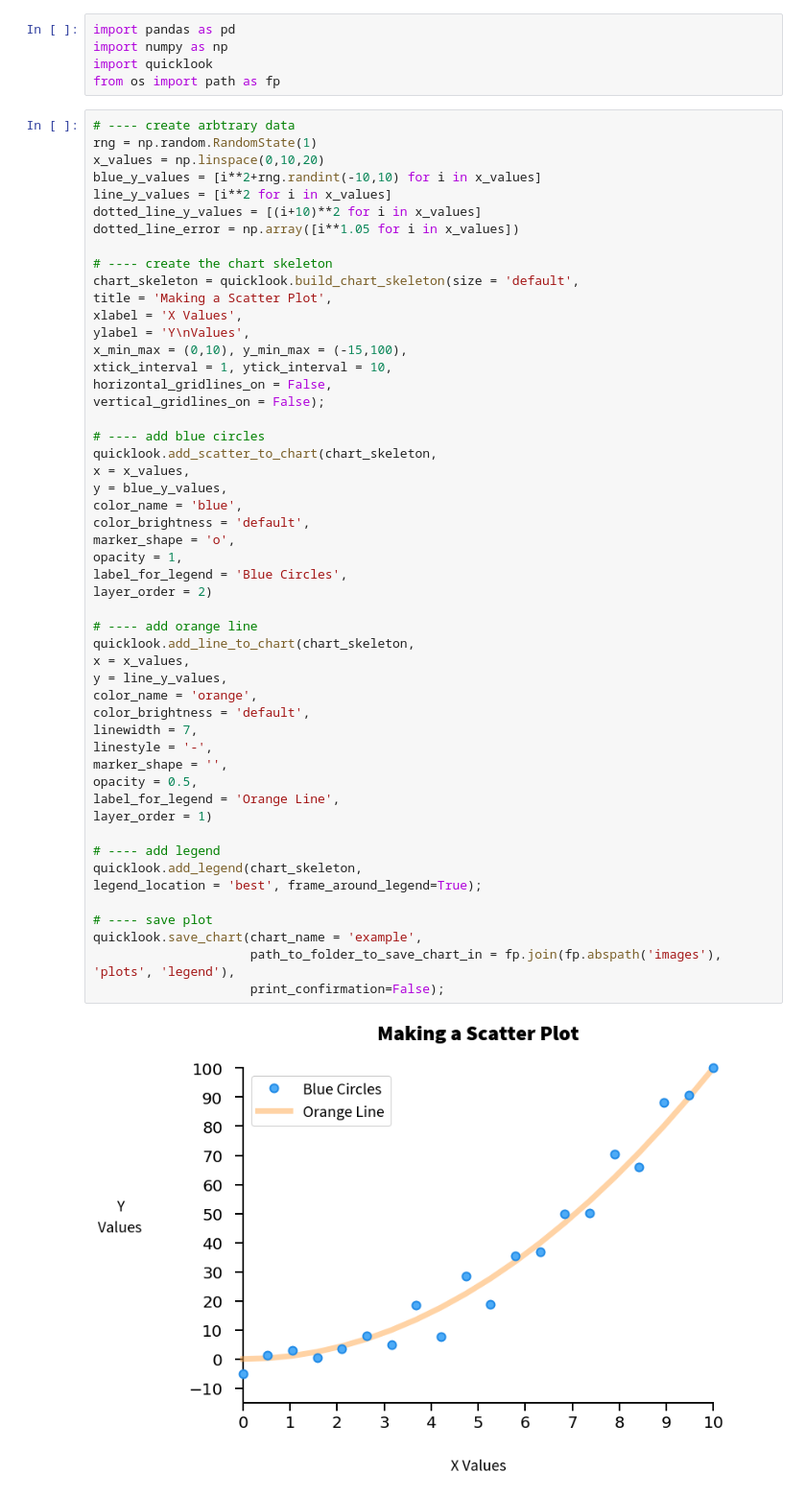
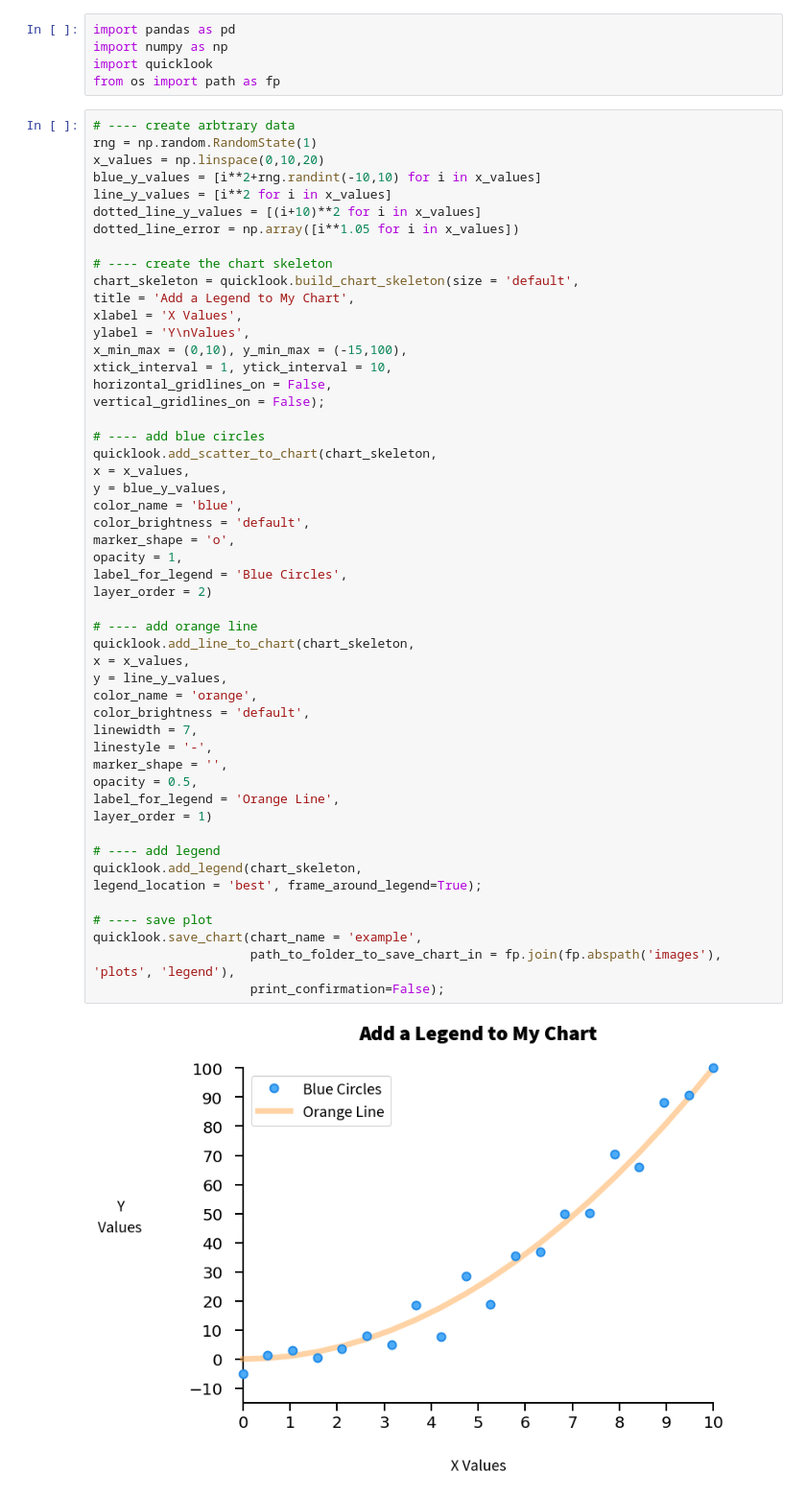
Before and after one commit to alexdsbreslav/quicklooks, a Jupyter notebook: legend.ipynb, the cells around one changed output. Shown at 96% size. Cells and saved outputs as stored; diff of their text form.

Commit message:
update image

```diff
--- a/legend.ipynb
+++ b/legend.ipynb
@@ -14,7 +14,7 @@ dotted_line_error = np.array([i**1.05 for i in x_values])
 
 # ---- create the chart skeleton
 chart_skeleton = quicklook.build_chart_skeleton(size = 'default',
-title = 'Making a Scatter Plot',
+title = 'Add a Legend to My Chart',
 xlabel = 'X Values',
 ylabel = 'Y\nValues',
 x_min_max = (0,10), y_min_max = (-15,100),
@@ -28,31 +28,31 @@ x = x_values,
 y = blue_y_values,
 color_name = 'blue',
 color_brightness = 'default',
 marker_shape = 'o',
 opacity = 1,
 label_for_legend = 'Blue Circles',
 layer_order = 2)
 
 # ---- add orange line
 quicklook.add_line_to_chart(chart_skeleton,
 x = x_values,
 y = line_y_values,
 color_name = 'orange',
 color_brightness = 'default',
 linewidth = 7,
 linestyle = '-',
 marker_shape = '',
 opacity = 0.5,
 label_for_legend = 'Orange Line',
 layer_order = 1)
 
 # ---- add legend
 quicklook.add_legend(chart_skeleton,
 legend_location = 'best', frame_around_legend=True);
 
 # ---- save plot
 quicklook.save_chart(chart_name = 'example',
                      path_to_folder_to_save_chart_in = fp.join(fp.abspath('images'), 'plots', 'legend'),
                      print_confirmation=False);
 # %% [output]
-[figure, old version]
+[figure, new version]
```
